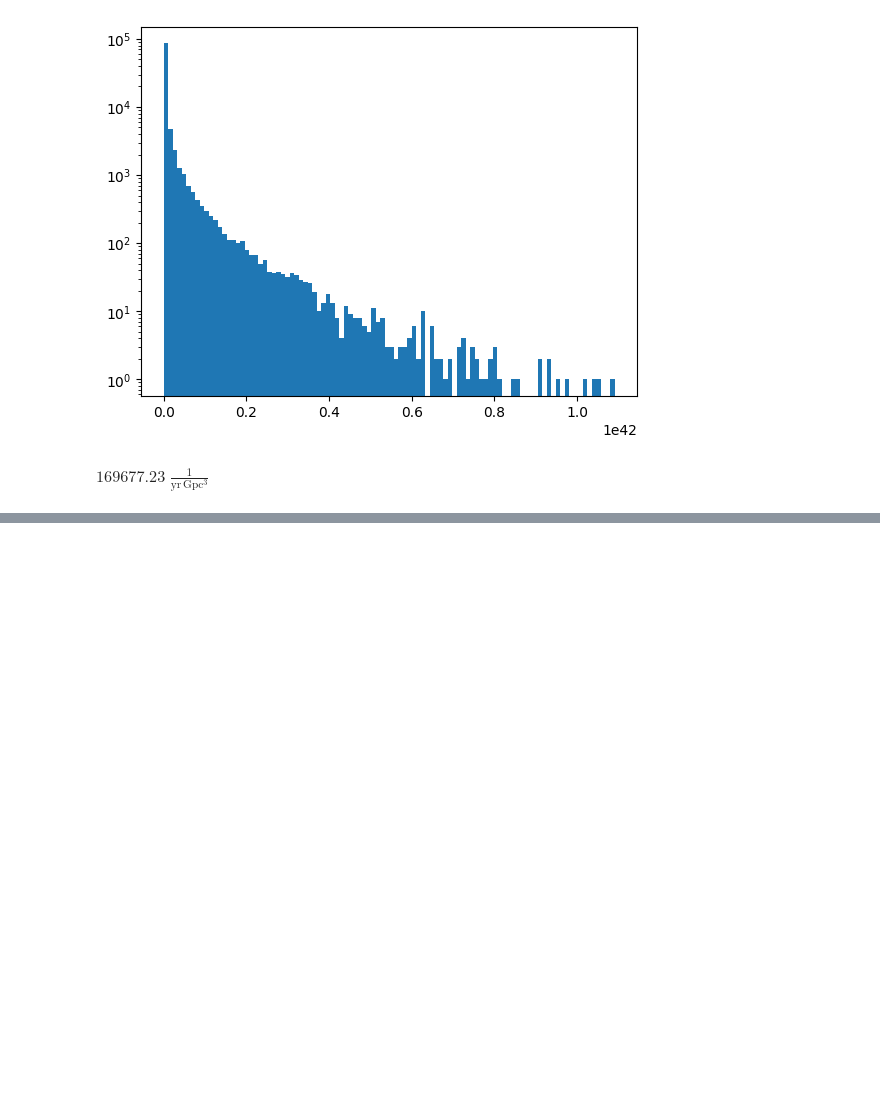
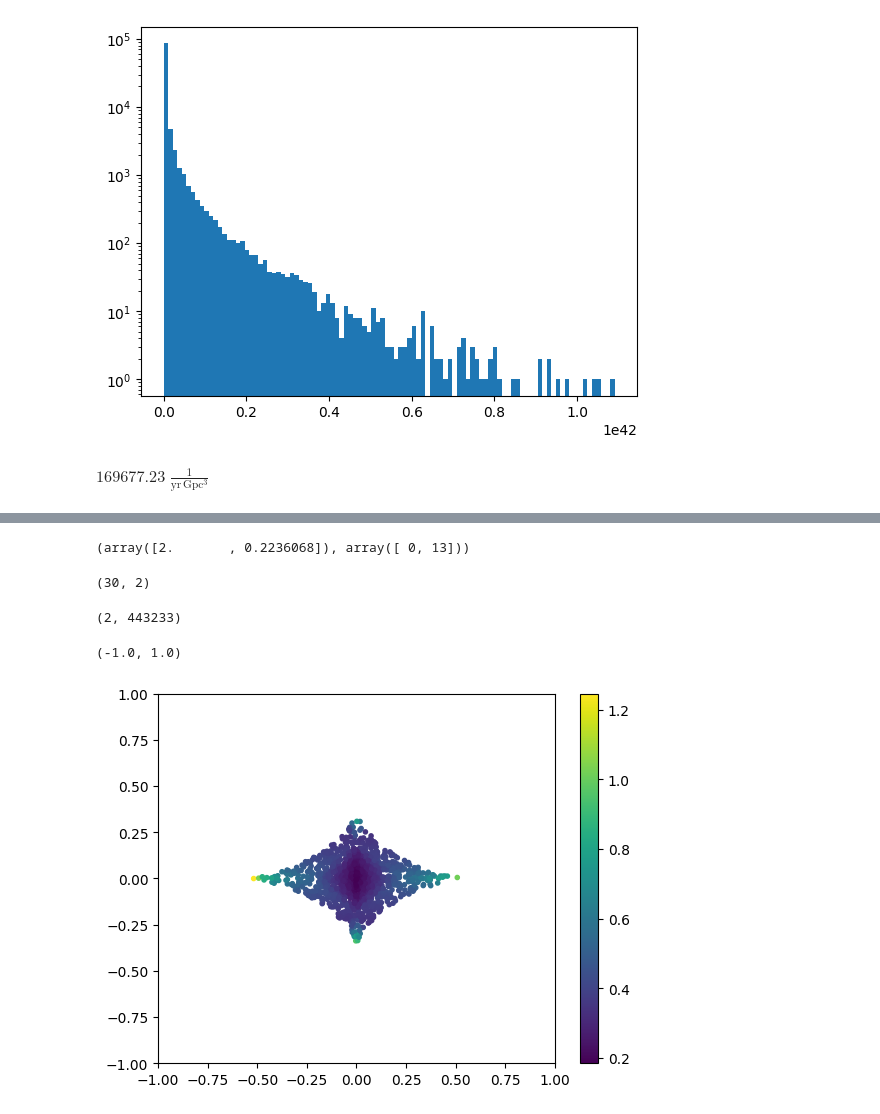
Before and after one commit to danielemichilli/slf, a Jupyter notebook: Gravitational_Lensing.ipynb, the cells around one changed output, grey strips where cells are left out. Saved outputs shown, nothing was run; the diff lists cells and outputs as text; code cells hidden in the pictures; blank space fills up the shorter version.

```diff
--- a/Gravitational_Lensing.ipynb
+++ b/Gravitational_Lensing.ipynb
@@ -2010,0 +2385,26 @@ $169677.23 \; \mathrm{\frac{1}{yr\,Gpc^{3}}}$
+# %%
+tree.query([[0, 0], [2.2, 2.9]], k=1)
+# %% [output]
+(array([2.       , 0.2236068]), array([ 0, 13]))
+# %%
+np.c_[x.ravel(), y.ravel()].shape
+# %% [output]
+(30, 2)
+# %%
+np.array([
+    sie.index.get_level_values(0).to_numpy(),
+    np.hypot(sie['RA'], sie['DEC']).to_numpy()
+]).shape
+# %% [output]
+(2, 443233)
+# %%
+#plt.plot(frb_lens_x_Er, frb_lens_y_Er, 'k.', zorder=0)
+
+plt.scatter(a['RA'], a['DEC'], c=np.log10(a['mu_3']), zorder=5, marker='.')
+plt.colorbar()
+
+plt.xlim(-1, 1)
+plt.ylim(-1, 1)
+# %% [output]
+(-1.0, 1.0)
+[figure, added]
```
Also changed, not shown: parts of 53 cells of this notebook.
